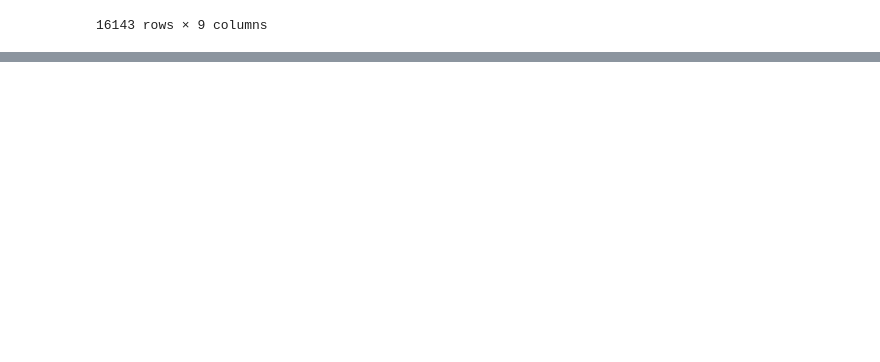
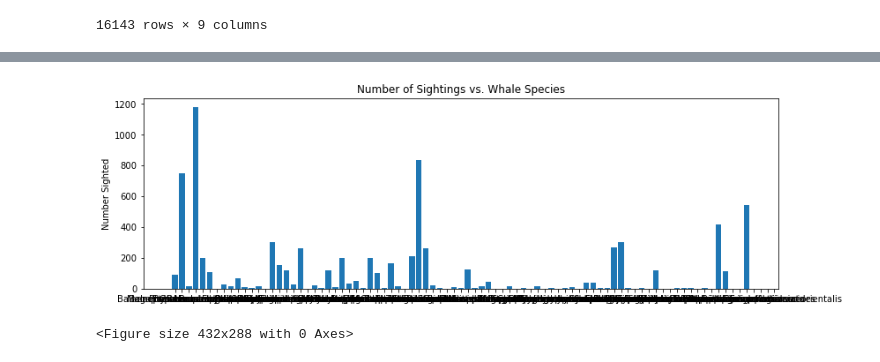
Before and after one commit to lyli888/orca, a Jupyter notebook: WhaleMaps.ipynb, the cells around one changed output, grey strips where cells are left out. Cells and saved outputs as stored; diff of their text form; code cells hidden in the pictures; blank space fills up the shorter version.

```diff
--- a/WhaleMaps.ipynb
+++ b/WhaleMaps.ipynb
@@ -162,0 +226,4 @@ FileNotFoundError: [Errno 2] No such file or directory: 'output_data/latmaxtempr
+# %%
+#Creating a dataframe that limits amount of species sighted to 1
+seamap_data2 = seamap_data[seamap_data['Number of Species Sighted'] <=1]
+seamap_data2
@@ -162,0 +277,14 @@ FileNotFoundError: [Errno 2] No such file or directory: 'output_data/latmaxtempr
+# %%
+# Generate a bar plot showing the total whale sightings vs. Latitude
+x_values = seamap_data2['Species']
+y_values = seamap_data2['Number Sighted']
+fig = plt.figure(figsize=(10,3))
+pyplot1 = fig.add_axes([0,0,1,1])
+pyplot1.bar(x_values , y_values)
+pyplot1.set_ylabel('Number Sighted')
+pyplot1.set_title('Number of Sightings vs. Whale Species')
+plt.show()
+plt.tight_layout()
+# %% [output]
+[figure, added]
+<Figure size 432x288 with 0 Axes>
```
Also changed, not shown: parts of 11 cells of this notebook.
